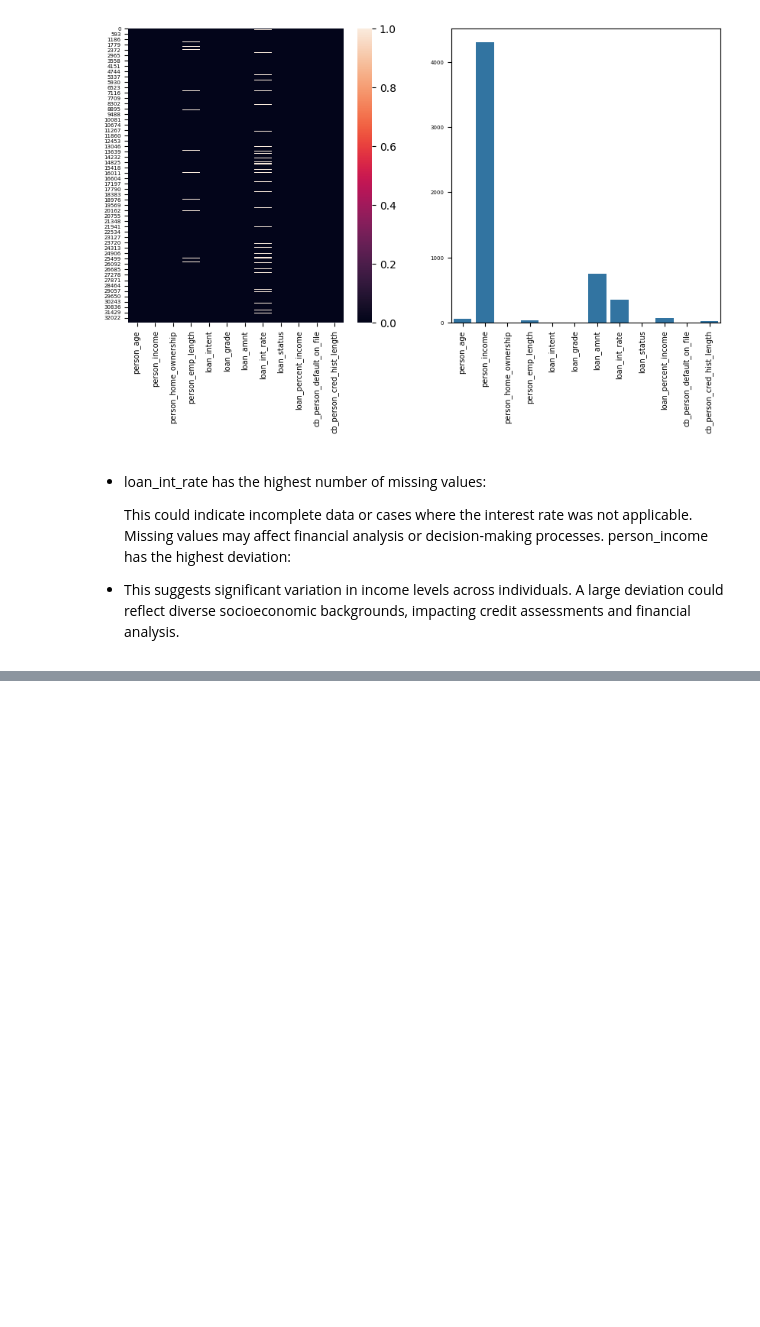
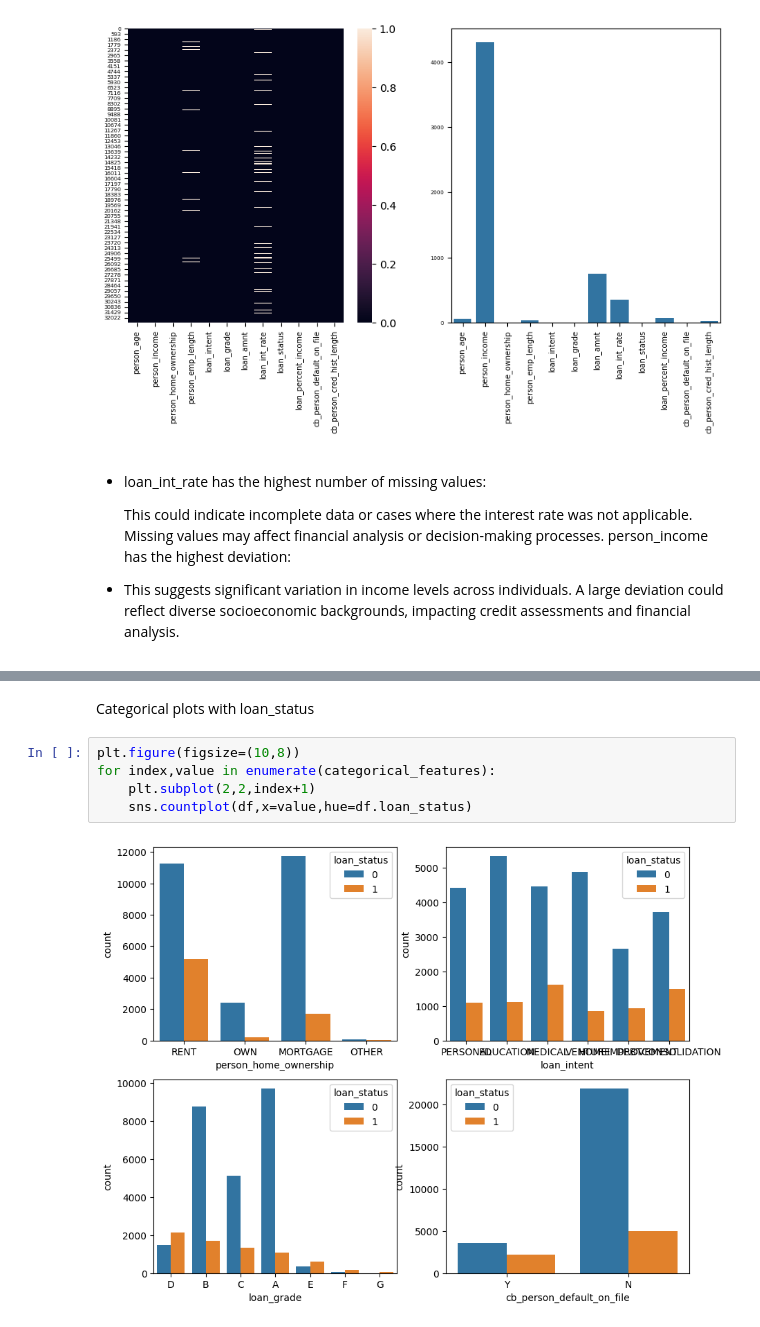
Before and after one commit to rimraf-adi/loan, a Jupyter notebook: notebook.ipynb, the cells around one changed output, grey strips where cells are left out. Saved outputs shown, nothing was run; the diff lists cells and outputs as text; blank space fills up the shorter version.

```diff
--- a/notebook.ipynb
+++ b/notebook.ipynb
@@ -90,0 +119,9 @@ sns.barplot(df.nunique())
+# %% [markdown]
+Categorical plots with loan_status
+# %%
+plt.figure(figsize=(10,8))
+for index,value in enumerate(categorical_features):
+    plt.subplot(2,2,index+1)
+    sns.countplot(df,x=value,hue=df.loan_status)
+# %% [output]
+[figure, added]
```
Also changed, not shown: parts of 5 cells of this notebook, 1 other file.
